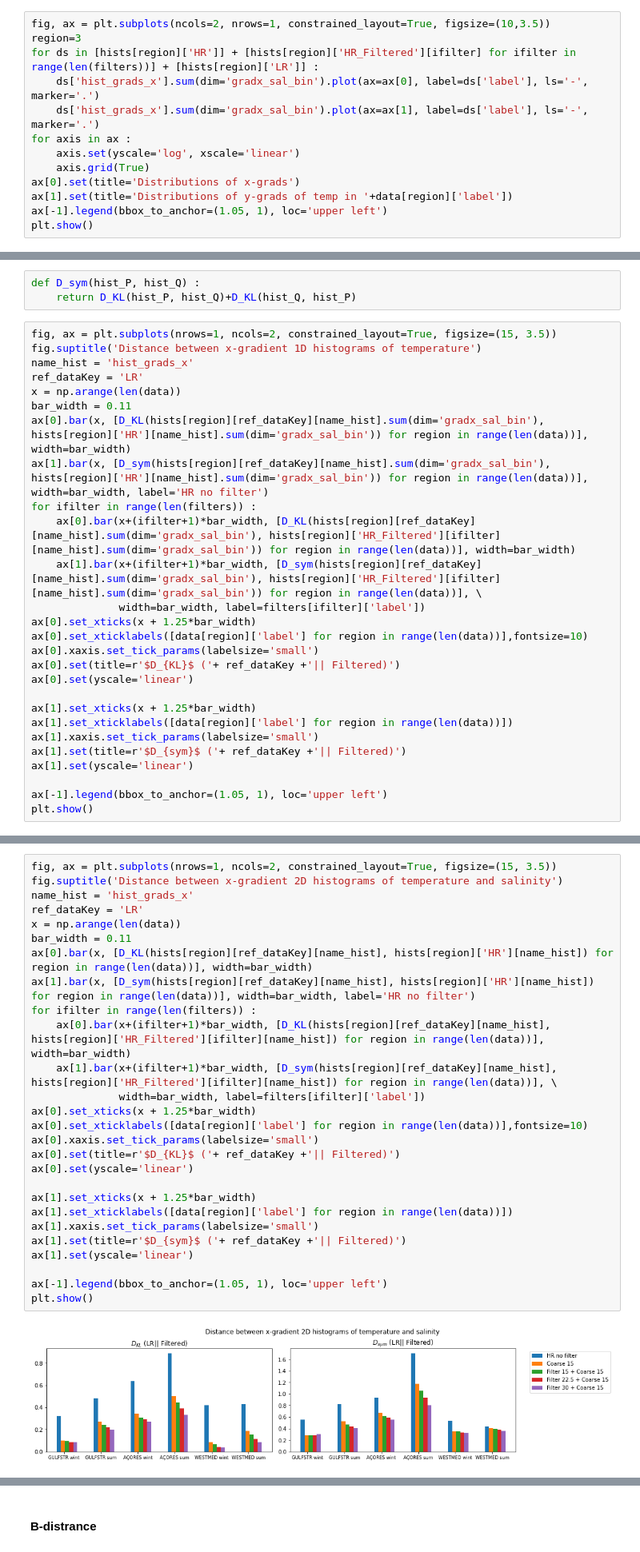
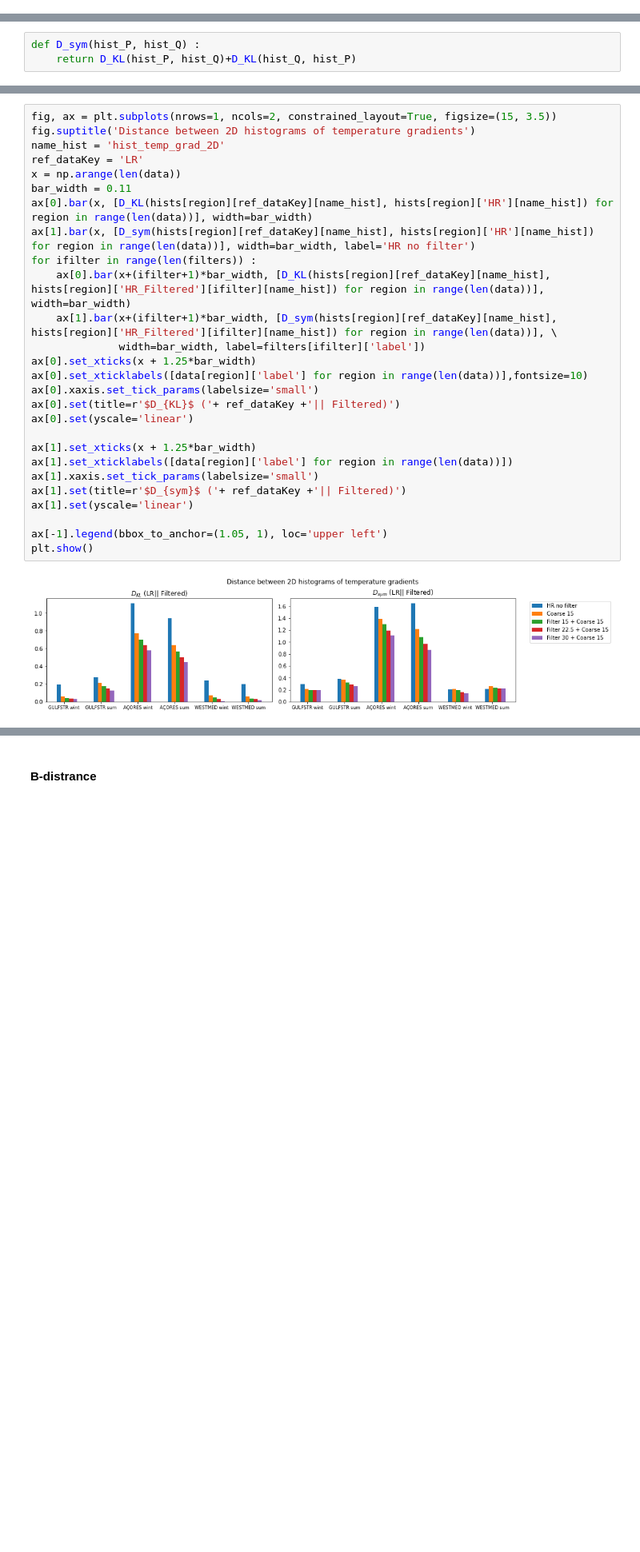
Before and after one commit to anastasiaGor/oceanDataNotebooks, a Jupyter notebook: gcm_filter/filter_scores.ipynb, the cells around one changed output, grey strips where cells are left out. Shown at 80% size. Drawn from its saved outputs; the diff is of its cells as text; blank space fills up the shorter version.

```diff
--- a/gcm_filter/filter_scores.ipynb
+++ b/gcm_filter/filter_scores.ipynb
@@ -458,13 +495,0 @@ Wall time: 12.5 s
-# %%
-fig, ax = plt.subplots(ncols=2, nrows=1, constrained_layout=True, figsize=(10,3.5))
-region=3
-for ds in [hists[region]['HR']] + [hists[region]['HR_Filtered'][ifilter] for ifilter in range(len(filters))] + [hists[region]['LR']] :
-    ds['hist_grads_x'].sum(dim='gradx_sal_bin').plot(ax=ax[0], label=ds['label'], ls='-', marker='.')
-    ds['hist_grads_x'].sum(dim='gradx_sal_bin').plot(ax=ax[1], label=ds['label'], ls='-', marker='.')
-for axis in ax :
-    axis.set(yscale='log', xscale='linear')
-    axis.grid(True)
-ax[0].set(title='Distributions of x-grads')
-ax[1].set(title='Distributions of y-grads of temp in '+data[region]['label'])
-ax[-1].legend(bbox_to_anchor=(1.05, 1), loc='upper left')
-plt.show()
@@ -489,30 +607,3 @@ $$ D_{sym} (P || Q) = D_{KL} (P || Q) + D_{KL} (Q || P) $$
 # %%
 def D_sym(hist_P, hist_Q) :
     return D_KL(hist_P, hist_Q)+D_KL(hist_Q, hist_P)
-# %%
-fig, ax = plt.subplots(nrows=1, ncols=2, constrained_layout=True, figsize=(15, 3.5))
-fig.suptitle('Distance between x-gradient 1D histograms of temperature')
-name_hist = 'hist_grads_x'
-ref_dataKey = 'LR'
-x = np.arange(len(data))
-bar_width = 0.11
-ax[0].bar(x, [D_KL(hists[region][ref_dataKey][name_hist].sum(dim='gradx_sal_bin'), hists[region]['HR'][name_hist].sum(dim='gradx_sal_bin')) for region in range(len(data))], width=bar_width)
-ax[1].bar(x, [D_sym(hists[region][ref_dataKey][name_hist].sum(dim='gradx_sal_bin'), hists[region]['HR'][name_hist].sum(dim='gradx_sal_bin')) for region in range(len(data))], width=bar_width, label='HR no filter')
-for ifilter in range(len(filters)) :
-    ax[0].bar(x+(ifilter+1)*bar_width, [D_KL(hists[region][ref_dataKey][name_hist].sum(dim='gradx_sal_bin'), hists[region]['HR_Filtered'][ifilter][name_hist].sum(dim='gradx_sal_bin')) for region in range(len(data))], width=bar_width)
-    ax[1].bar(x+(ifilter+1)*bar_width, [D_sym(hists[region][ref_dataKey][name_hist].sum(dim='gradx_sal_bin'), hists[region]['HR_Filtered'][ifilter][name_hist].sum(dim='gradx_sal_bin')) for region in range(len(data))], \
-              width=bar_width, label=filters[ifilter]['label'])
-ax[0].set_xticks(x + 1.25*bar_width)
-ax[0].set_xticklabels([data[region]['label'] for region in range(len(data))],fontsize=10)
-ax[0].xaxis.set_tick_params(labelsize='small')
-ax[0].set(title=r'$D_{KL}$ ('+ ref_dataKey +'|| Filtered)')
-ax[0].set(yscale='linear')
-
-ax[1].set_xticks(x + 1.25*bar_width)
-ax[1].set_xticklabels([data[region]['label'] for region in range(len(data))])
-ax[1].xaxis.set_tick_params(labelsize='small')
-ax[1].set(title=r'$D_{sym}$ ('+ ref_dataKey +'|| Filtered)')
-ax[1].set(yscale='linear')
-
-ax[-1].legend(bbox_to_anchor=(1.05, 1), loc='upper left')
-plt.show()
@@ -521,29 +610,29 @@ plt.show()
 # %%
 fig, ax = plt.subplots(nrows=1, ncols=2, constrained_layout=True, figsize=(15, 3.5))
-fig.suptitle('Distance between x-gradient 2D histograms of temperature and salinity')
-name_hist = 'hist_grads_x'
+fig.suptitle('Distance between 2D histograms of temperature gradients')
+name_hist = 'hist_temp_grad_2D'
 ref_dataKey = 'LR'
 x = np.arange(len(data))
 bar_width = 0.11
 ax[0].bar(x, [D_KL(hists[region][ref_dataKey][name_hist], hists[region]['HR'][name_hist]) for region in range(len(data))], width=bar_width)
 ax[1].bar(x, [D_sym(hists[region][ref_dataKey][name_hist], hists[region]['HR'][name_hist]) for region in range(len(data))], width=bar_width, label='HR no filter')
 for ifilter in range(len(filters)) :
     ax[0].bar(x+(ifilter+1)*bar_width, [D_KL(hists[region][ref_dataKey][name_hist], hists[region]['HR_Filtered'][ifilter][name_hist]) for region in range(len(data))], width=bar_width)
     ax[1].bar(x+(ifilter+1)*bar_width, [D_sym(hists[region][ref_dataKey][name_hist], hists[region]['HR_Filtered'][ifilter][name_hist]) for region in range(len(data))], \
               width=bar_width, label=filters[ifilter]['label'])
 ax[0].set_xticks(x + 1.25*bar_width)
 ax[0].set_xticklabels([data[region]['label'] for region in range(len(data))],fontsize=10)
 ax[0].xaxis.set_tick_params(labelsize='small')
 ax[0].set(title=r'$D_{KL}$ ('+ ref_dataKey +'|| Filtered)')
 ax[0].set(yscale='linear')
 
 ax[1].set_xticks(x + 1.25*bar_width)
 ax[1].set_xticklabels([data[region]['label'] for region in range(len(data))])
 ax[1].xaxis.set_tick_params(labelsize='small')
 ax[1].set(title=r'$D_{sym}$ ('+ ref_dataKey +'|| Filtered)')
 ax[1].set(yscale='linear')
 
 ax[-1].legend(bbox_to_anchor=(1.05, 1), loc='upper left')
 plt.show()
 # %% [output]
-[figure, old version]
+[figure, new version]
```
Also changed, not shown: parts of 38 cells of this notebook.
